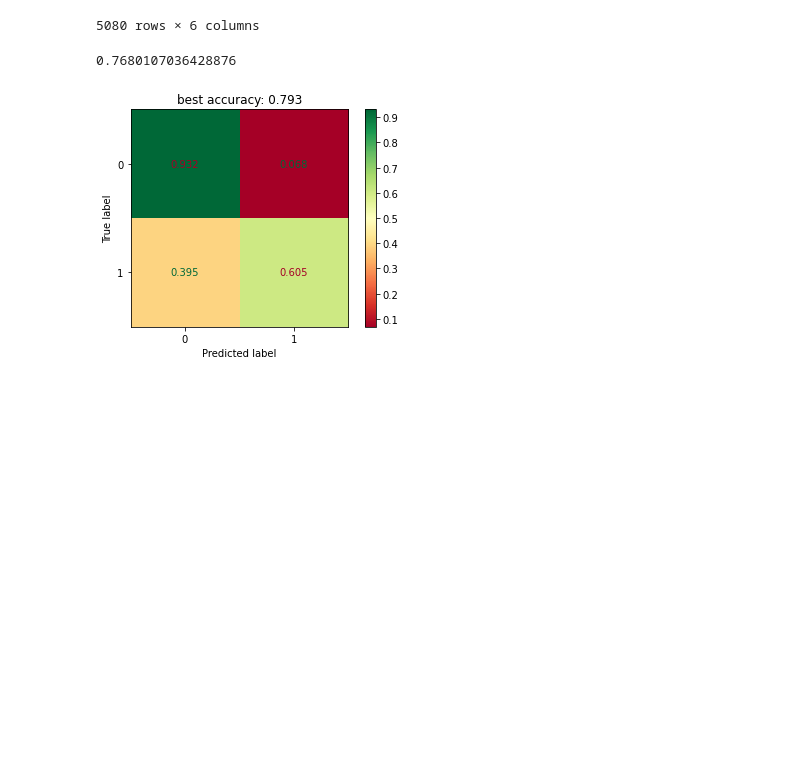
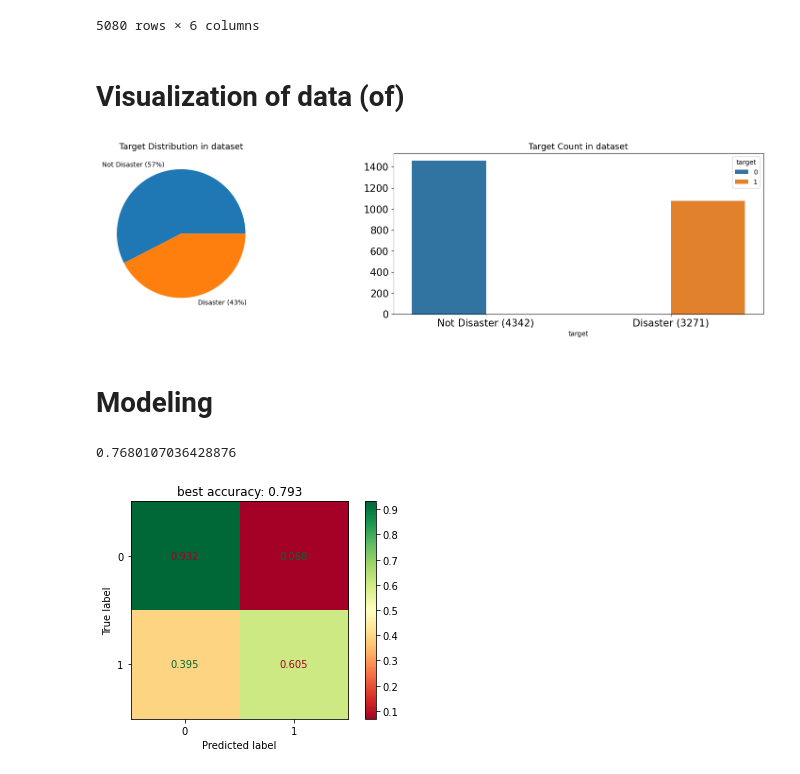
Before and after one commit to TTD-JPO/TDD-project, a Jupyter notebook: disaster_tweets_jedi_v1.ipynb, the cells around one changed output. Saved outputs shown, nothing was run; the diff lists cells and outputs as text; code cells hidden in the pictures; blank space fills up the shorter version.

```diff
--- a/disaster_tweets_jedi_v1.ipynb
+++ b/disaster_tweets_jedi_v1.ipynb
@@ -66,0 +64,3 @@ disaster_tweets = pd.read_csv('/content/drive/My Drive/disaster_tweets.csv', enc
+# %%
+url = 'https://raw.githubusercontent.com/TTD-JPO/TDD-project/main/disaster_tweets.csv'
+disaster_tweets = pd.read_csv(url, encoding='latin-1')
@@ -161,6 +163,33 @@ location_
 | 7580 | 10832 | wrecked | London | #FX #forex #trading Cramer: Iger'... | 0 | fx forex trading cramer iger's wo... |
 | 7581 | 10833 | wrecked | Lincoln | @engineshed Great atmosphere at t... | 0 | engineshed great atmosphere briti... |
 5080 rows × 6 columns
+# %% [markdown]
+# Visualization of data (of)
+# %%
+df = disaster_tweets
+# %%
+fig, axes = plt.subplots(ncols=2, figsize=(17, 4), dpi=100)
+plt.tight_layout()
+
+df.groupby('target').count()['id'].plot(kind='pie', ax=axes[0], labels=['Not Disaster (57%)', 'Disaster (43%)'])
+sns.countplot(x=df['target'], hue=df['target'], ax=axes[1])
+
+axes[0].set_ylabel('')
+axes[1].set_ylabel('')
+axes[1].set_xticklabels(['Not Disaster (4342)', 'Disaster (3271)'])
+axes[0].tick_params(axis='x', labelsize=15)
+axes[0].tick_params(axis='y', labelsize=15)
+axes[1].tick_params(axis='x', labelsize=15)
+axes[1].tick_params(axis='y', labelsize=15)
+
+axes[0].set_title('Target Distribution in dataset', fontsize=13)
+axes[1].set_title('Target Count in dataset', fontsize=13)
+
+plt.show()
+# %% [output]
+[figure, added]
+# %% [markdown]
+# Modeling
 # %%
 df    = no_location_
 no_df = location_
```
Also changed, not shown: parts of 8 cells of this notebook.
